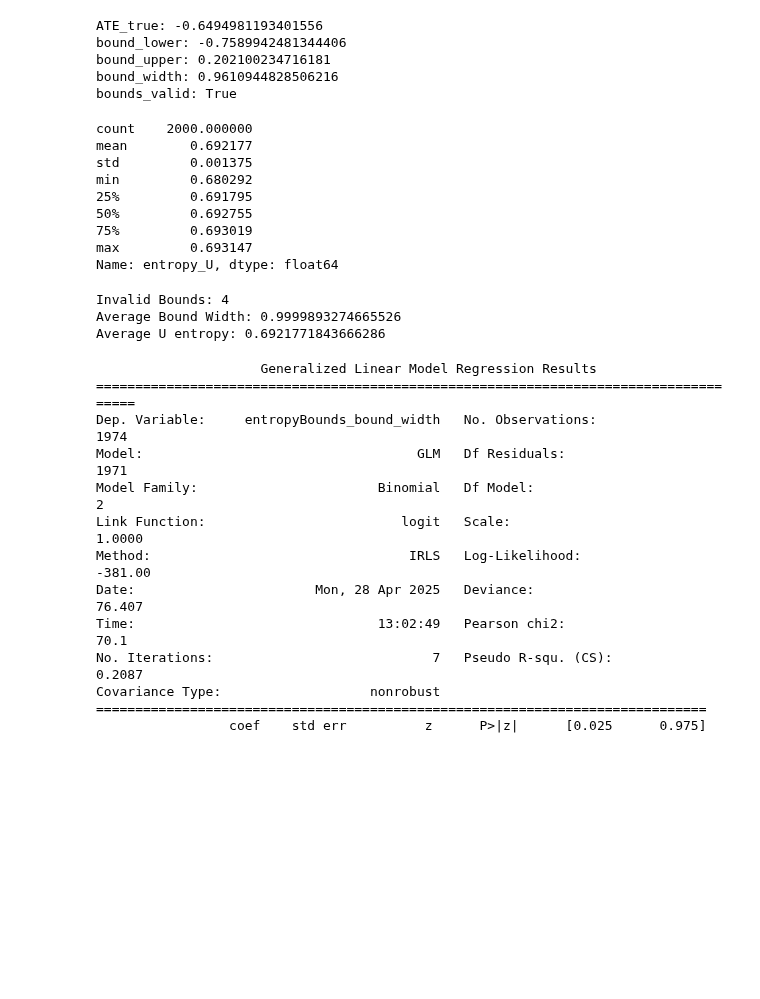
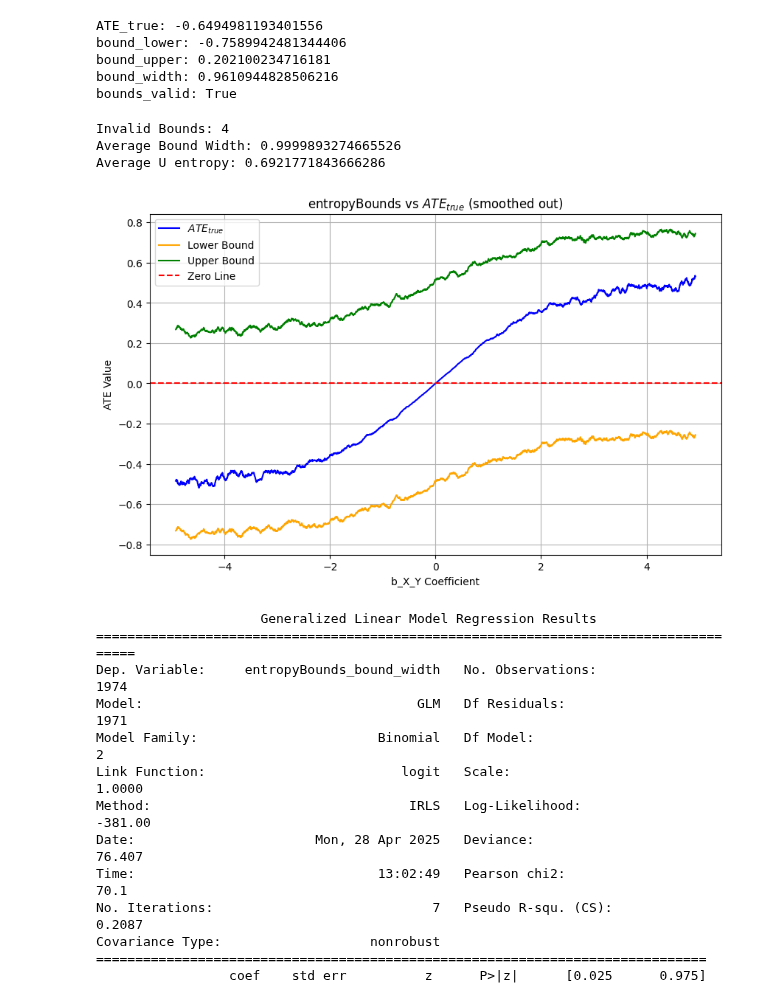
Before and after one commit to tmaringgele/causal-bounds, a Jupyter notebook: binaryIV/binaryIV_entropy.ipynb, the cells around one changed output. Saved outputs shown, nothing was run; the diff lists cells and outputs as text; code cells hidden in the pictures; blank space fills up the shorter version.

Commit message:
safe new data

```diff
--- a/binaryIV/binaryIV_entropy.ipynb
+++ b/binaryIV/binaryIV_entropy.ipynb
@@ -98,18 +98,6 @@ bound_lower: -0.7589942481344406
 bound_upper: 0.202100234716181
 bound_width: 0.9610944828506216
 bounds_valid: True
-# %%
-data['entropy_U'].describe()
-# %% [output]
-count    2000.000000
-mean        0.692177
-std         0.001375
-min         0.680292
-25%         0.691795
-50%         0.692755
-75%         0.693019
-max         0.693147
-Name: entropy_U, dtype: float64
 # %%
 df_results = data.copy()
 for idx, sim in df_results.iterrows():
@@ -138,15 +126,20 @@ for idx, sim in df_results.iterrows():
     df_results.at[idx, 'entropyBounds_bounds_valid'] = bounds_valid
 # %%
 #random_entropy_0_1 = df_results.copy() #entropy randomly sampled from [0,1]
+df_results.drop(columns=['ATE_true_smooth', 'entropyBounds_bound_lower_smooth', 'entropyBounds_bound_upper_smooth'], inplace=True, errors='ignore')
+df_results.to_pickle('binaryIV_results.pkl')
 # %%
 
 print(f"Invalid Bounds: {df_results[df_results['entropyBounds_bounds_valid'] == False].shape[0]}")
 print(f"Average Bound Width: {df_results['entropyBounds_bound_width'].mean()}")
 print(f"Average U entropy: {df_results['entropy_U'].mean()}")
+
+plot_smoothed_ate_vs_ci(df_results, window=30)
 # %% [output]
 Invalid Bounds: 4
 Average Bound Width: 0.9999893274665526
 Average U entropy: 0.6921771843666286
+[figure, added]
 # %%
 ## RCT: entropy UB --> bound width
 # Prepare
```
Also changed, not shown: 1 other file.
